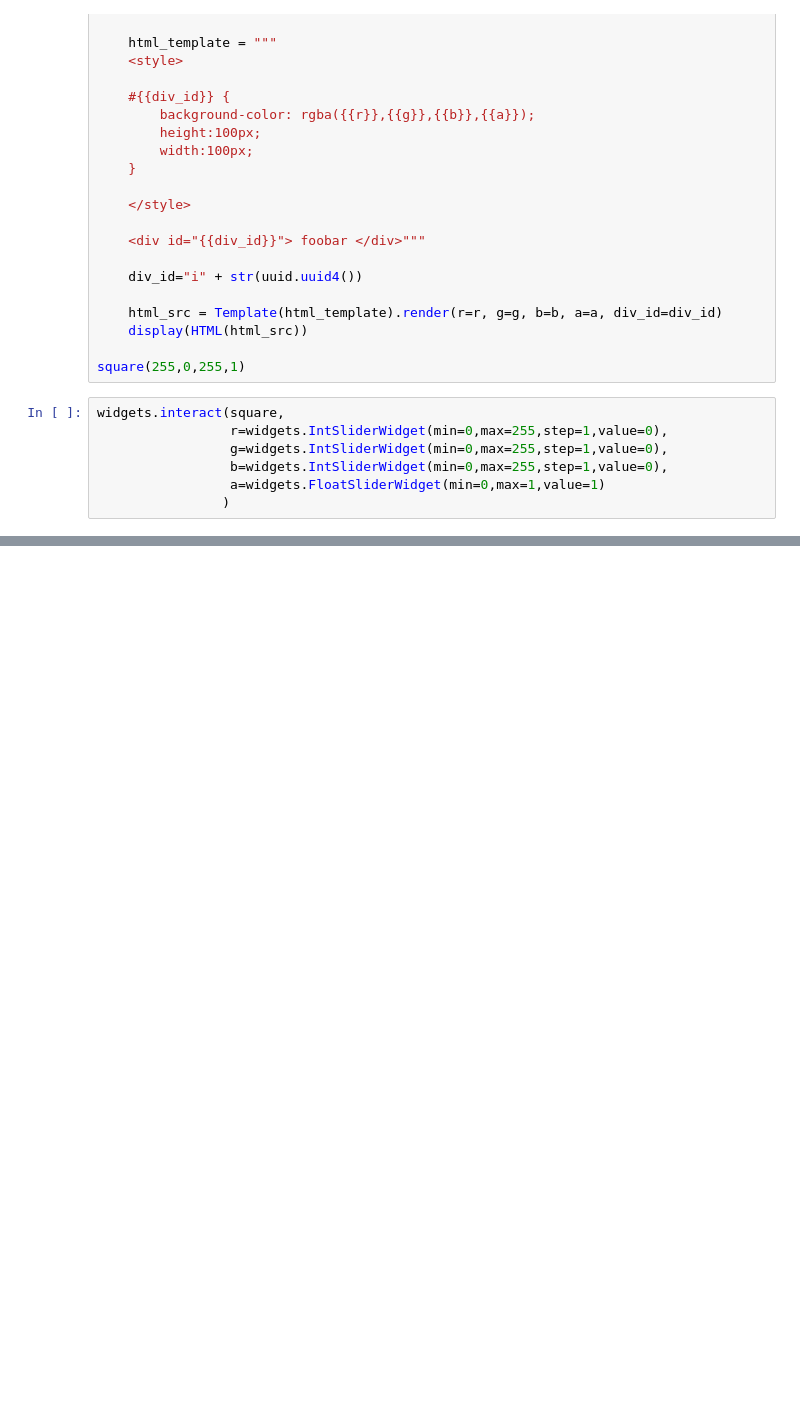
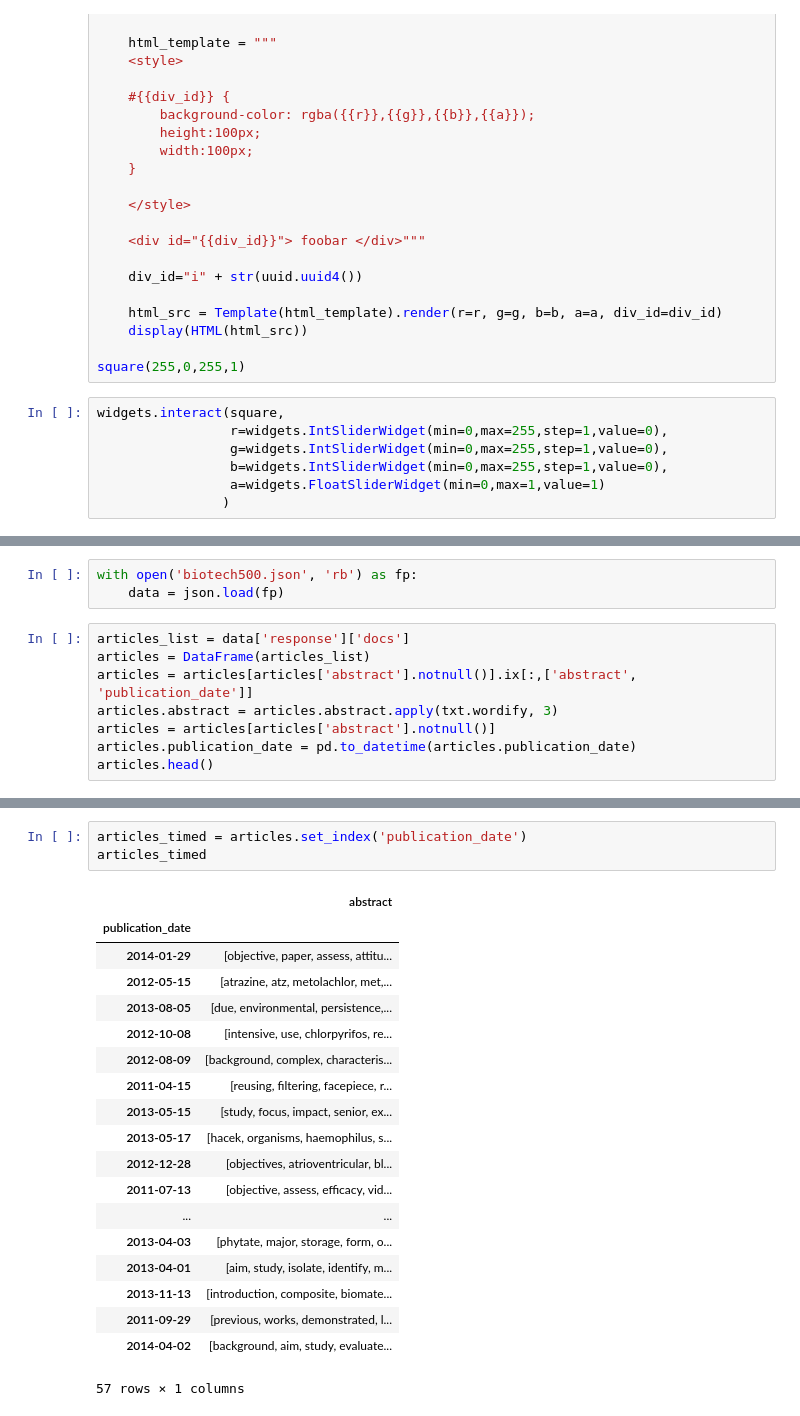
Before and after one commit to cmgerber/PLOS_Cloud_Explorer, a Jupyter notebook: ipython_notebooks/time_slider_attempt.ipynb, the cells around one changed output, grey strips where cells are left out. Cells and saved outputs as stored; diff of their text form; blank space fills up the shorter version.

```diff
--- a/ipython_notebooks/time_slider_attempt.ipynb
+++ b/ipython_notebooks/time_slider_attempt.ipynb
@@ -37,0 +49,11 @@ widgets.interact(square,
+# %%
+with open('biotech500.json', 'rb') as fp:
+    data = json.load(fp)
+# %%
+articles_list = data['response']['docs']
+articles = DataFrame(articles_list)
+articles = articles[articles['abstract'].notnull()].ix[:,['abstract', 'publication_date']]
+articles.abstract = articles.abstract.apply(txt.wordify, 3)
+articles = articles[articles['abstract'].notnull()]
+articles.publication_date = pd.to_datetime(articles.publication_date)
+articles.head()
@@ -37,0 +82,23 @@ widgets.interact(square,
+# %%
+articles_timed = articles.set_index('publication_date')
+articles_timed
+# %% [output]
+|  | abstract |
+| publication_date |  |
+| 2014-01-29 | [objective, paper, assess, attitu... |
+| 2012-05-15 | [atrazine, atz, metolachlor, met,... |
+| 2013-08-05 | [due, environmental, persistence,... |
+| 2012-10-08 | [intensive, use, chlorpyrifos, re... |
+| 2012-08-09 | [background, complex, characteris... |
+| 2011-04-15 | [reusing, filtering, facepiece, r... |
+| 2013-05-15 | [study, focus, impact, senior, ex... |
+| 2013-05-17 | [hacek, organisms, haemophilus, s... |
+| 2012-12-28 | [objectives, atrioventricular, bl... |
+| 2011-07-13 | [objective, assess, efficacy, vid... |
+| ... | ... |
+| 2013-04-03 | [phytate, major, storage, form, o... |
+| 2013-04-01 | [aim, study, isolate, identify, m... |
+| 2013-11-13 | [introduction, composite, biomate... |
+| 2011-09-29 | [previous, works, demonstrated, l... |
+| 2014-04-02 | [background, aim, study, evaluate... |
+57 rows × 1 columns
```
Also changed, not shown: parts of 11 cells of this notebook.
